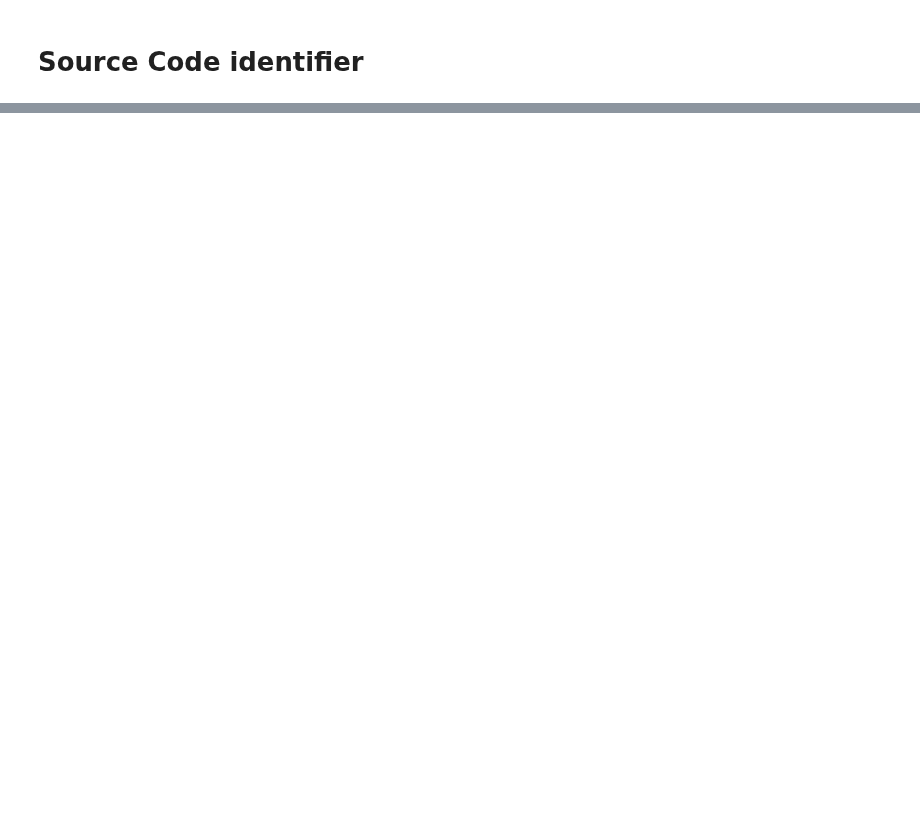
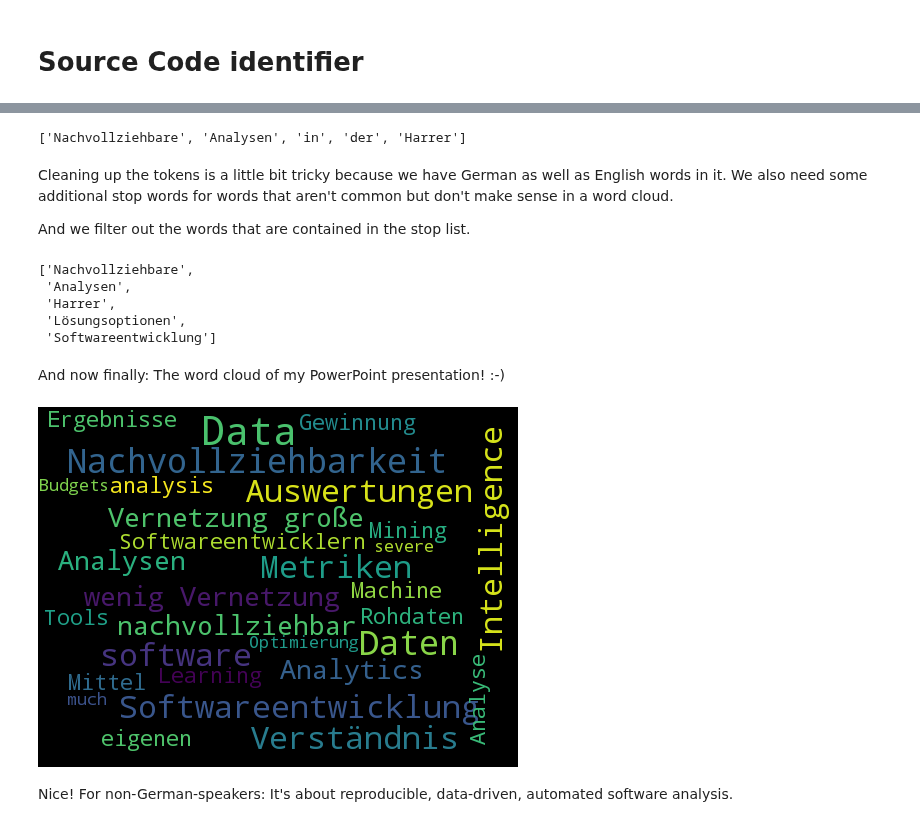
Before and after one commit to feststelltaste/software-analytics, a Jupyter notebook: notebooks/Word Cloud Computing.ipynb, the cells around one changed output, grey strips where cells are left out. Drawn from its saved outputs; the diff is of its cells as text; code cells hidden in the pictures; blank space fills up the shorter version.

```diff
--- a/notebooks/Word Cloud Computing.ipynb
+++ b/notebooks/Word Cloud Computing.ipynb
@@ -142,31 +215,51 @@ ImportError: cannot import name 'Filereader'
 # %%
 from pptx import Presentation
-PPTX = r'C:\Users\Markus\OneDrive\Vorträge\Software Analytics\talk.pptx'
+PPTX = r'data/talk.pptx'
 prs = Presentation(PPTX)
 
 text_fragments = []
 for slide in prs.slides:
 
+    # store title for later replacement
     title = ""
     if slide.shapes.title and slide.shapes.title.text:
         title = slide.shapes.title.text
 
+    # read the slide's notes
     if slide.has_notes_slide:
         notes = slide.notes_slide.notes_text_frame.text
-        text_fragments.extend(s for s in notes.split(" ") if s.isalnum())
+        note_tokens = notes.split(" ")
+        text_fragments.extend(s for s in note_tokens if s.isalpha())
+
+    # read the slide's text
     for shape in slide.shapes:
         if not shape.has_text_frame:
             continue
 
         text_frame_text = shape.text_frame.text.replace(title, "")
         text_frame_tokens = text_frame_text.split(" ")
-        text_fragments.extend(s for s in text_frame_tokens if s.isalnum())
+        text_fragments.extend(s for s in text_frame_tokens if s.isalpha())
 
-text_fragments[:10]
+text_fragments[:5]
+# %% [output]
+['Nachvollziehbare', 'Analysen', 'in', 'der', 'Harrer']
+# %% [markdown]
+Cleaning up the tokens is a little bit tricky because we have German as well as English words in it. We also need some additional stop words for words that aren't common but don't make sense in a word cloud.
+
+And we filter out the words that are contained in the stop list.
 # %%
-from nltk.corpus import stopwords
 german_stopword_tokens = stopwords.words('german')
-german_stopword_tokens.append("Nichts")
 stop_word_tokens = set(german_stopword_tokens) | set(english_stopword_tokens)
-text_tokens = [token for token in text_fragments if token not in stop_word_tokens]
-text_tokens[:10]
+custom_stop_words = ["Nichts", "unserer", "viele", "großen", "Du", "Deiner"]
+stop_word_tokens = stop_word_tokens | set(custom_stop_words)
+
+text_tokens = [token for token
+               in text_fragments
+               if token not in stop_word_tokens]
+text_tokens[:5]
+# %% [output]
+['Nachvollziehbare',
+ 'Analysen',
+ 'Harrer',
+ 'Lösungsoptionen',
+ 'Softwareentwicklung']
@@ -179,0 +266,13 @@ plt.show()
+# %% [markdown]
+And now finally: The word cloud of my PowerPoint presentation! :-)
+# %%
+text = " ".join(text_tokens)
+WordCloud(min_font_size=30,
+          max_font_size=80,
+          scale=0.5,
+          width=960,
+          height=720).generate(text).to_image()
+# %% [output]
+[figure, added]
+# %% [markdown]
+Nice! For non-German-speakers: It's about reproducible, data-driven, automated software analysis.
```
Also changed, not shown: parts of 48 cells of this notebook, 1 other file.
